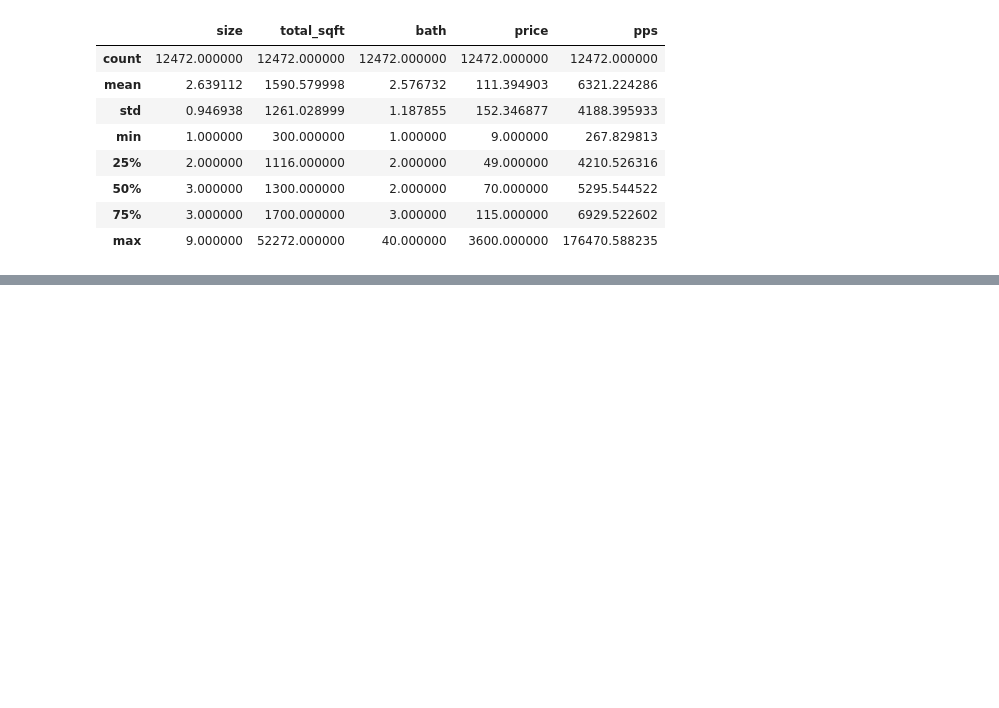
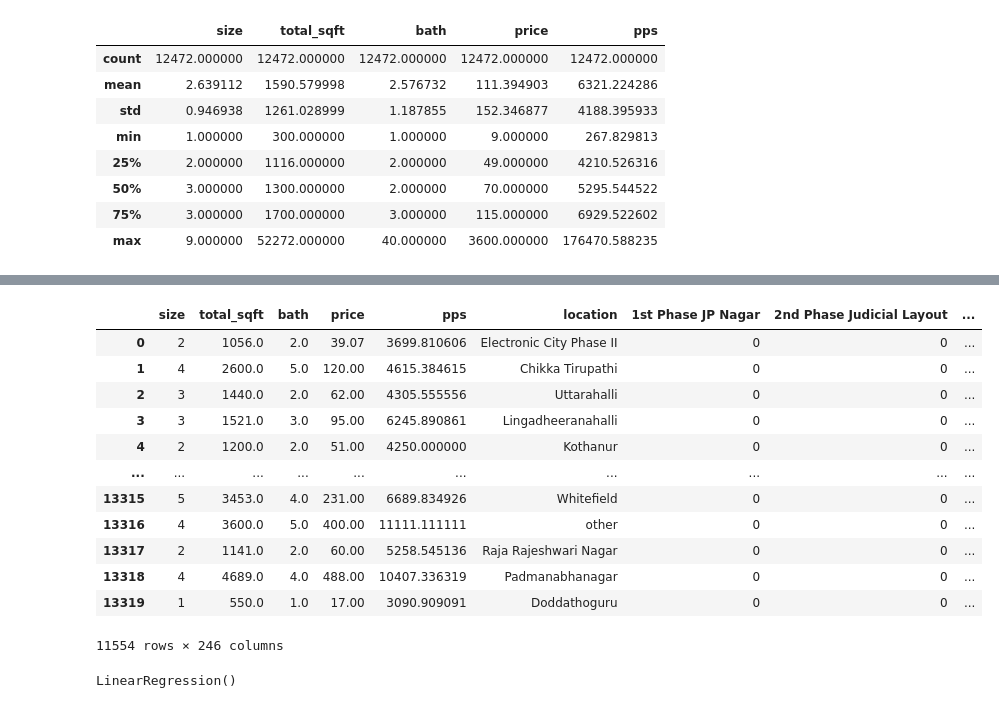
Before and after one commit to ADITYAGUPTAx/AI-ML-Notebook-From-Scratch, a Jupyter notebook: Housing_Price_Predictor/Model.ipynb, the cells around one changed output, grey strips where cells are left out. Saved outputs shown, nothing was run; the diff lists cells and outputs as text; code cells hidden in the pictures; blank space fills up the shorter version.

```diff
--- a/Housing_Price_Predictor/Model.ipynb
+++ b/Housing_Price_Predictor/Model.ipynb
@@ -366,0 +367,18 @@ x
+# %%
+final5=pd.concat([final4,x],axis='columns')
+# %%
+final5
+# %% [output]
+|  | size | total_sqft | bath | price | pps | location | 1st Phase JP Nagar | 2nd Phase Judicial Layout | ... |
+| 0 | 2 | 1056.0 | 2.0 | 39.07 | 3699.810606 | Electronic City Phase II | 0 | 0 | ... |
+| 1 | 4 | 2600.0 | 5.0 | 120.00 | 4615.384615 | Chikka Tirupathi | 0 | 0 | ... |
+| 2 | 3 | 1440.0 | 2.0 | 62.00 | 4305.555556 | Uttarahalli | 0 | 0 | ... |
+| 3 | 3 | 1521.0 | 3.0 | 95.00 | 6245.890861 | Lingadheeranahalli | 0 | 0 | ... |
+| 4 | 2 | 1200.0 | 2.0 | 51.00 | 4250.000000 | Kothanur | 0 | 0 | ... |
+| ... | ... | ... | ... | ... | ... | ... | ... | ... | ... |
+| 13315 | 5 | 3453.0 | 4.0 | 231.00 | 6689.834926 | Whitefield | 0 | 0 | ... |
+| 13316 | 4 | 3600.0 | 5.0 | 400.00 | 11111.111111 | other | 0 | 0 | ... |
+| 13317 | 2 | 1141.0 | 2.0 | 60.00 | 5258.545136 | Raja Rajeshwari Nagar | 0 | 0 | ... |
+| 13318 | 4 | 4689.0 | 4.0 | 488.00 | 10407.336319 | Padmanabhanagar | 0 | 0 | ... |
+| 13319 | 1 | 550.0 | 1.0 | 17.00 | 3090.909091 | Doddathoguru | 0 | 0 | ... |
+11554 rows × 246 columns
@@ -366,0 +395,4 @@ x
+# %%
+model.fit(x1,y1)
+# %% [output]
+LinearRegression()
```
Also changed, not shown: parts of 11 cells of this notebook.
